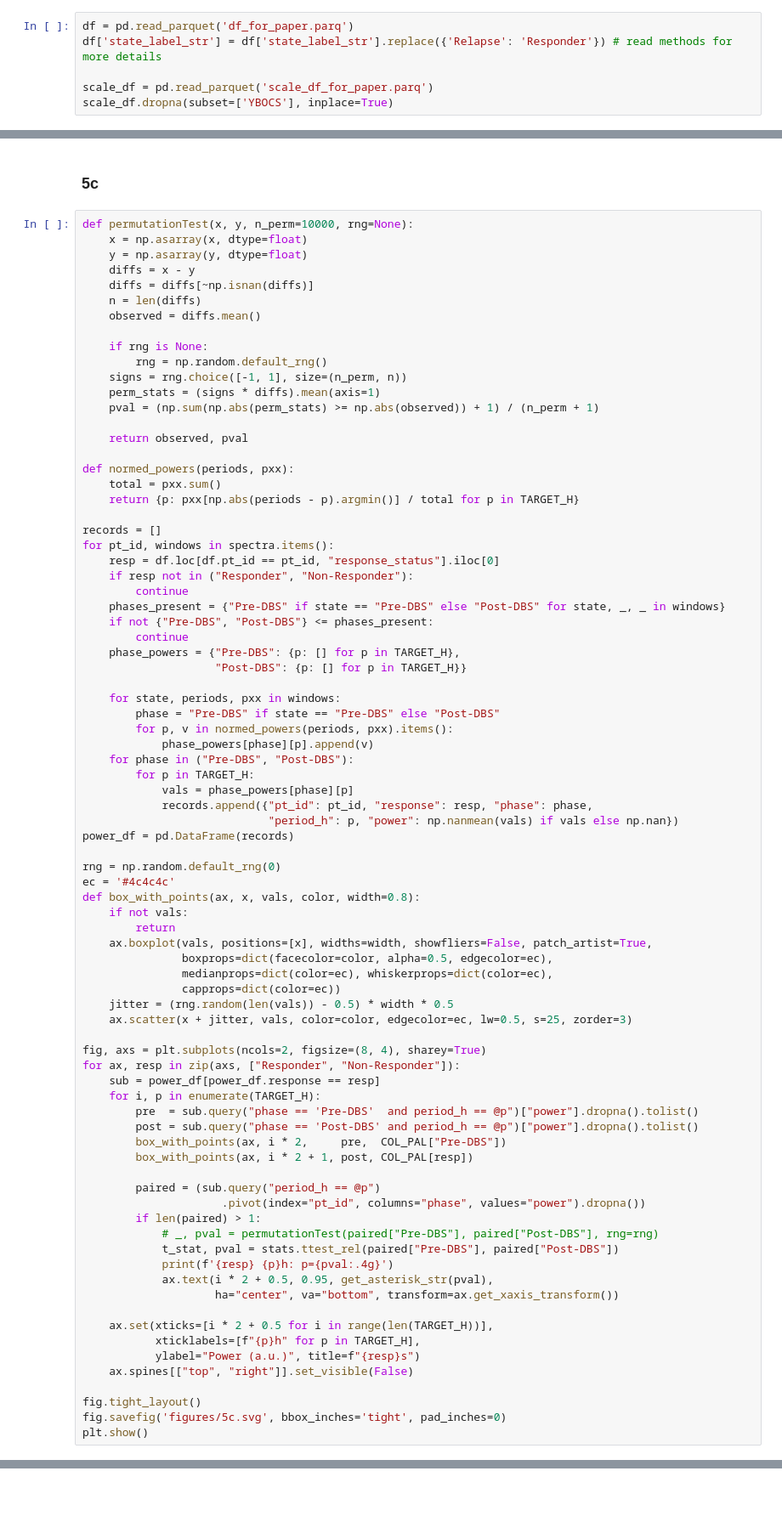
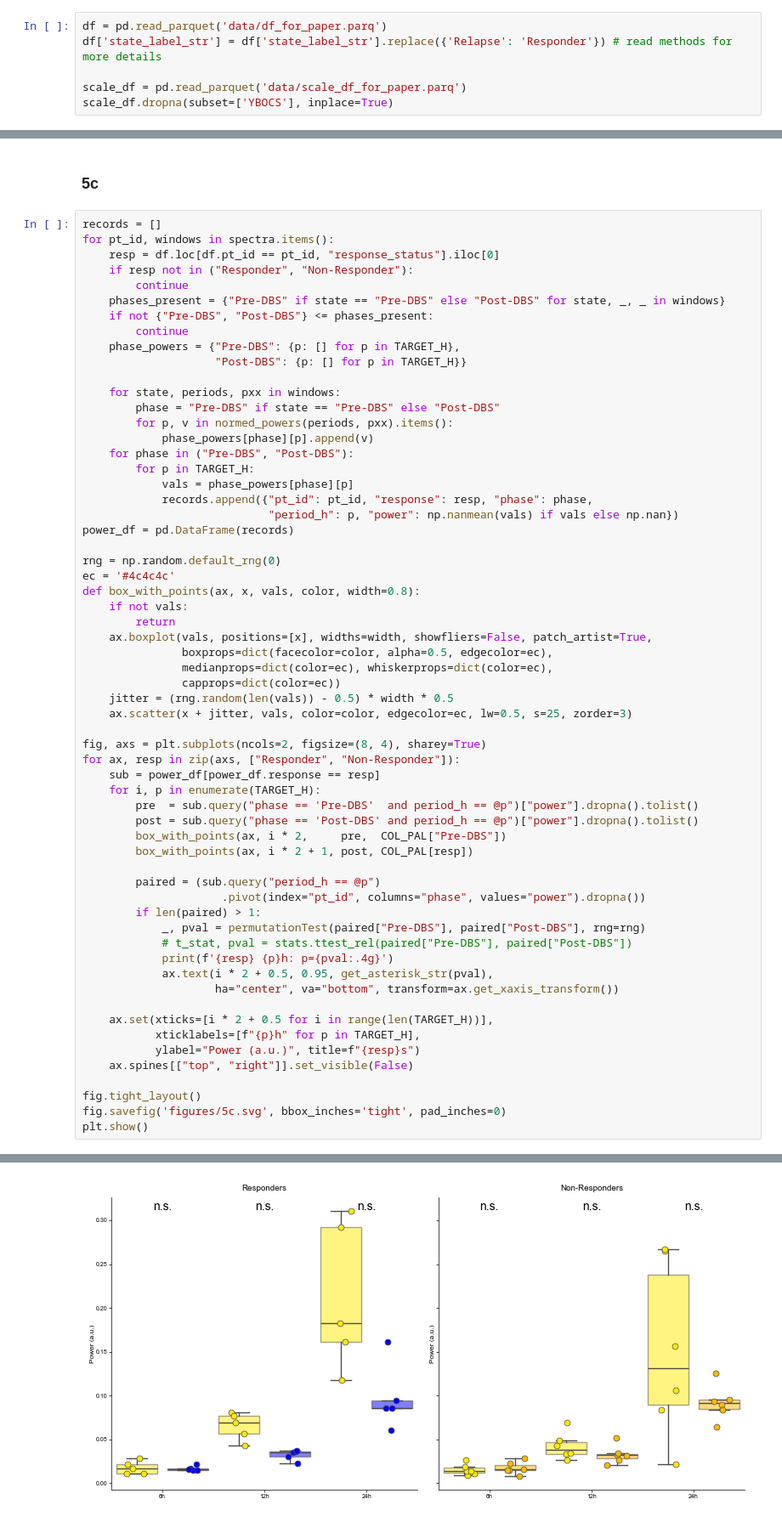
Before and after one commit to ProvenzaLab/PerceptPredictability, a Jupyter notebook: process_data.ipynb, the cells around one changed output, grey strips where cells are left out. Shown at 85% size. Cells and saved outputs as stored; diff of their text form; blank space fills up the shorter version.

```diff
--- a/process_data.ipynb
+++ b/process_data.ipynb
@@ -125,10 +129,10 @@ COL_PAL = {
     "Unknown": "#808080"
 }
 # %%
-df = pd.read_parquet('df_for_paper.parq')
+df = pd.read_parquet('data/df_for_paper.parq')
 df['state_label_str'] = df['state_label_str'].replace({'Relapse': 'Responder'}) # read methods for more details
 
-scale_df = pd.read_parquet('scale_df_for_paper.parq')
+scale_df = pd.read_parquet('data/scale_df_for_paper.parq')
 scale_df.dropna(subset=['YBOCS'], inplace=True)
 # %%
 sample_cnts_dict = {
@@ -1510,26 +1597,6 @@ plt.show()
 # %% [markdown]
 ### 5c
 # %%
-def permutationTest(x, y, n_perm=10000, rng=None):
-    x = np.asarray(x, dtype=float)
-    y = np.asarray(y, dtype=float)
-    diffs = x - y
-    diffs = diffs[~np.isnan(diffs)]
-    n = len(diffs)
-    observed = diffs.mean()
-
-    if rng is None:
-        rng = np.random.default_rng()
-    signs = rng.choice([-1, 1], size=(n_perm, n))
-    perm_stats = (signs * diffs).mean(axis=1)
-    pval = (np.sum(np.abs(perm_stats) >= np.abs(observed)) + 1) / (n_perm + 1)
-
-    return observed, pval
-
-def normed_powers(periods, pxx):
-    total = pxx.sum()
-    return {p: pxx[np.abs(periods - p).argmin()] / total for p in TARGET_H}
-
 records = []
 for pt_id, windows in spectra.items():
     resp = df.loc[df.pt_id == pt_id, "response_status"].iloc[0]
@@ -1576,8 +1643,8 @@ for ax, resp in zip(axs, ["Responder", "Non-Responder"]):
         paired = (sub.query("period_h == @p")
                      .pivot(index="pt_id", columns="phase", values="power").dropna())
         if len(paired) > 1:
-            # _, pval = permutationTest(paired["Pre-DBS"], paired["Post-DBS"], rng=rng)
-            t_stat, pval = stats.ttest_rel(paired["Pre-DBS"], paired["Post-DBS"])
+            _, pval = permutationTest(paired["Pre-DBS"], paired["Post-DBS"], rng=rng)
+            # t_stat, pval = stats.ttest_rel(paired["Pre-DBS"], paired["Post-DBS"])
             print(f'{resp} {p}h: p={pval:.4g}')
             ax.text(i * 2 + 0.5, 0.95, get_asterisk_str(pval),
                     ha="center", va="bottom", transform=ax.get_xaxis_transform())
@@ -1590,3 +1657,4 @@ for ax, resp in zip(axs, ["Responder", "Non-Responder"]):
 fig.tight_layout()
 fig.savefig('figures/5c.svg', bbox_inches='tight', pad_inches=0)
 plt.show()
+# %% [output]
@@ -1592,0 +1667 @@ plt.show()
+[figure, added]
```
Also changed, not shown: parts of 37 cells of this notebook, 10 other files.
